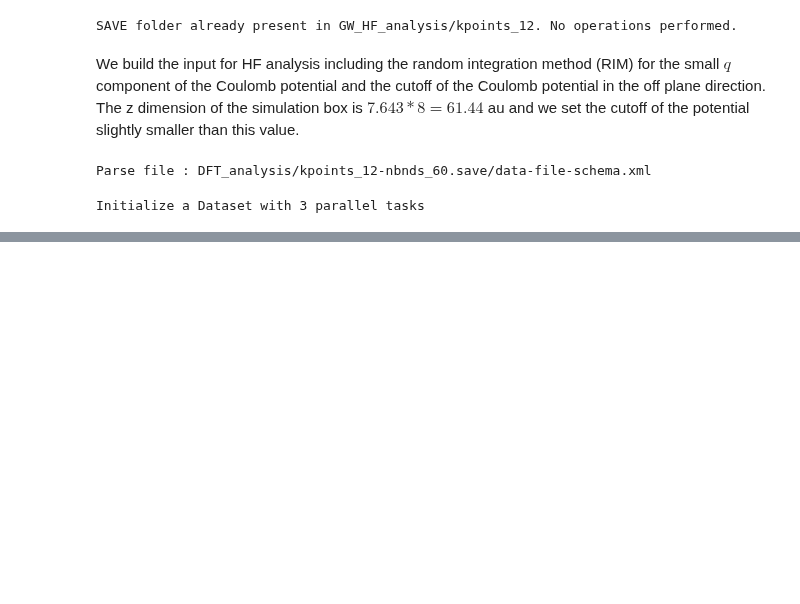
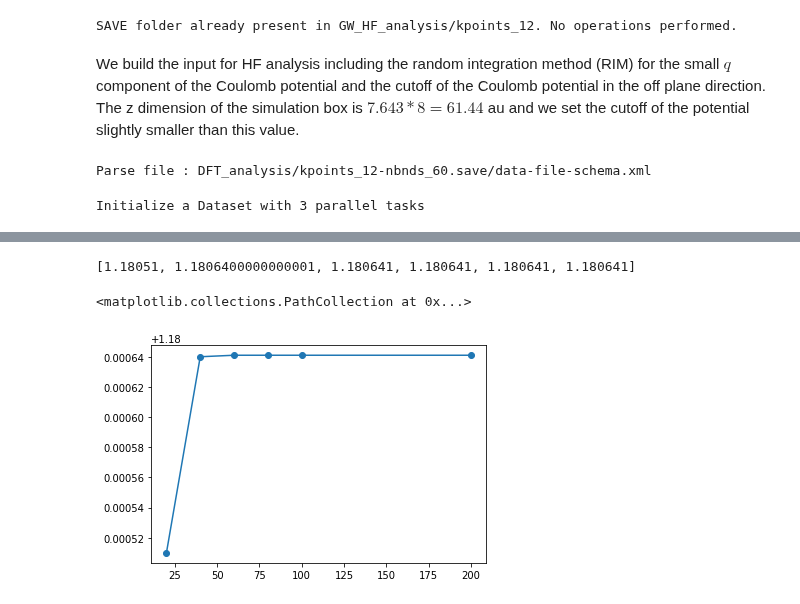
Before and after one commit to marcodalessandro76/Germanene, a Jupyter notebook: GW_Analysis.ipynb, the cells around one changed output, grey strips where cells are left out. Saved outputs shown, nothing was run; the diff lists cells and outputs as text; code cells hidden in the pictures; blank space fills up the shorter version.

```diff
--- a/GW_Analysis.ipynb
+++ b/GW_Analysis.ipynb
@@ -214,0 +191,11 @@ inp
+# %%
+gap = [results[ind] for ind in range(len(EXXRLvcs))]
+gap
+# %% [output]
+[1.18051, 1.1806400000000001, 1.180641, 1.180641, 1.180641, 1.180641]
+# %%
+plt.plot(EXXRLvcs,gap)
+plt.scatter(EXXRLvcs,gap)
+# %% [output]
+<matplotlib.collections.PathCollection at 0x...>
+[figure, added]
```
Also changed, not shown: parts of 27 cells of this notebook, 2 other files.
